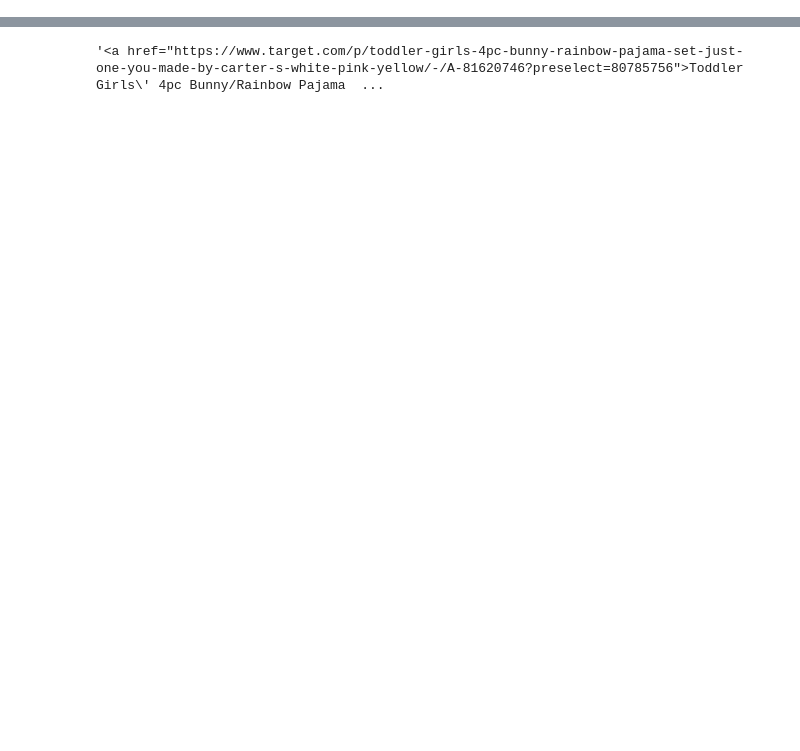
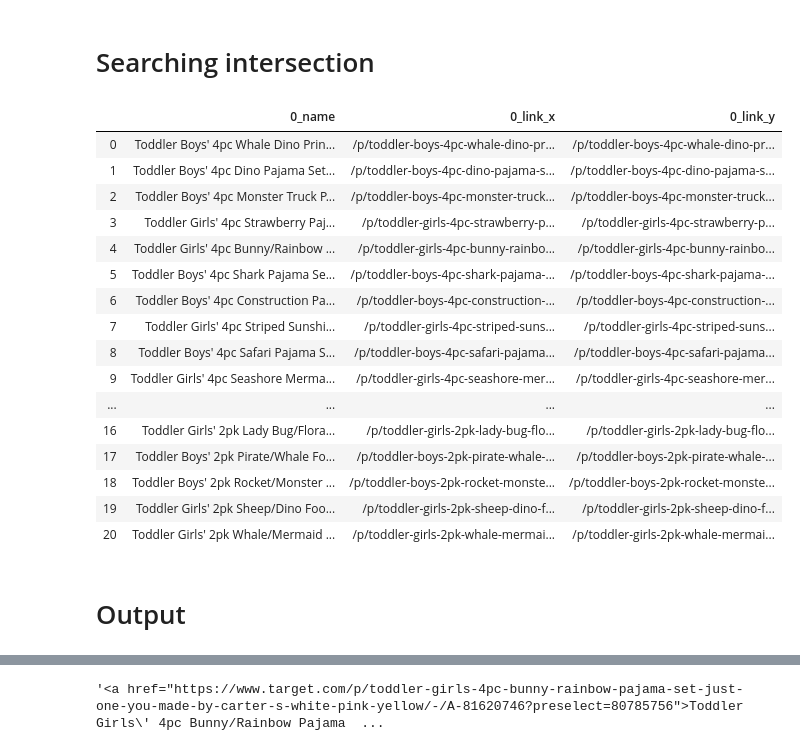
Before and after one commit to tomokr/matching_clothes, a Jupyter notebook: Matching_clothes_Target.ipynb, the cells around one changed output, grey strips where cells are left out. Cells and saved outputs as stored; diff of their text form; code cells hidden in the pictures; blank space fills up the shorter version.

Commit message:
Adding word vectorization to search the common words

```diff
--- a/Matching_clothes_Target.ipynb
+++ b/Matching_clothes_Target.ipynb
@@ -83,0 +14,14 @@ product_5t_all
+# %%
+def result_txt_to_df(file):
+#    file = 'result_babies_6-9m.txt'
+    f = open(file, 'r')
+    lines = [line for line in f.readlines()]
+    f.close()
+    product_title_array = map(product_title_extract, lines)
+    product_title_list = list(product_title_array)
+    product_title_df = pd.DataFrame.from_dict(product_title_list)
+    product_link_array = map(product_link_extract, lines)
+    product_link_list = list(product_link_array)
+    product_link_df = pd.DataFrame.from_dict(product_link_list)
+    product_df_all = product_title_df.join(product_link_df, lsuffix='_name', rsuffix='_link')
+    return product_df_all
@@ -83,0 +64,2 @@ product_5t_all
+# %%
+df_9_12m = result_txt_to_df('result_babies_9_12m.txt')
@@ -83,0 +82,2 @@ product_5t_all
+# %%
+df_4t = result_txt_to_df('result_4t.txt')
@@ -84,2 +100,28 @@ product_5t_all
+# %% [markdown]
+# Searching intersection
+# %%
+product_4t_and_9_12m = pd.merge(df_4t, df_9_12m, on='0_name', how='inner')
+# %%
+product_4t_and_9_12m
+# %% [output]
+|  | 0_name | 0_link_x | 0_link_y |
+| 0 | Toddler Boys' 4pc Whale Dino Prin... | /p/toddler-boys-4pc-whale-dino-pr... | /p/toddler-boys-4pc-whale-dino-pr... |
+| 1 | Toddler Boys' 4pc Dino Pajama Set... | /p/toddler-boys-4pc-dino-pajama-s... | /p/toddler-boys-4pc-dino-pajama-s... |
+| 2 | Toddler Boys' 4pc Monster Truck P... | /p/toddler-boys-4pc-monster-truck... | /p/toddler-boys-4pc-monster-truck... |
+| 3 | Toddler Girls' 4pc Strawberry Paj... | /p/toddler-girls-4pc-strawberry-p... | /p/toddler-girls-4pc-strawberry-p... |
+| 4 | Toddler Girls' 4pc Bunny/Rainbow ... | /p/toddler-girls-4pc-bunny-rainbo... | /p/toddler-girls-4pc-bunny-rainbo... |
+| 5 | Toddler Boys' 4pc Shark Pajama Se... | /p/toddler-boys-4pc-shark-pajama-... | /p/toddler-boys-4pc-shark-pajama-... |
+| 6 | Toddler Boys' 4pc Construction Pa... | /p/toddler-boys-4pc-construction-... | /p/toddler-boys-4pc-construction-... |
+| 7 | Toddler Girls' 4pc Striped Sunshi... | /p/toddler-girls-4pc-striped-suns... | /p/toddler-girls-4pc-striped-suns... |
+| 8 | Toddler Boys' 4pc Safari Pajama S... | /p/toddler-boys-4pc-safari-pajama... | /p/toddler-boys-4pc-safari-pajama... |
+| 9 | Toddler Girls' 4pc Seashore Merma... | /p/toddler-girls-4pc-seashore-mer... | /p/toddler-girls-4pc-seashore-mer... |
+| ... | ... | ... | ... |
+| 16 | Toddler Girls' 2pk Lady Bug/Flora... | /p/toddler-girls-2pk-lady-bug-flo... | /p/toddler-girls-2pk-lady-bug-flo... |
+| 17 | Toddler Boys' 2pk Pirate/Whale Fo... | /p/toddler-boys-2pk-pirate-whale-... | /p/toddler-boys-2pk-pirate-whale-... |
+| 18 | Toddler Boys' 2pk Rocket/Monster ... | /p/toddler-boys-2pk-rocket-monste... | /p/toddler-boys-2pk-rocket-monste... |
+| 19 | Toddler Girls' 2pk Sheep/Dino Foo... | /p/toddler-girls-2pk-sheep-dino-f... | /p/toddler-girls-2pk-sheep-dino-f... |
+| 20 | Toddler Girls' 2pk Whale/Mermaid ... | /p/toddler-girls-2pk-whale-mermai... | /p/toddler-girls-2pk-whale-mermai... |
+# %% [markdown]
+# Output
 # %%
 target_url = 'https://www.target.com'
```
Also changed, not shown: parts of 35 cells of this notebook, 6 other files.
